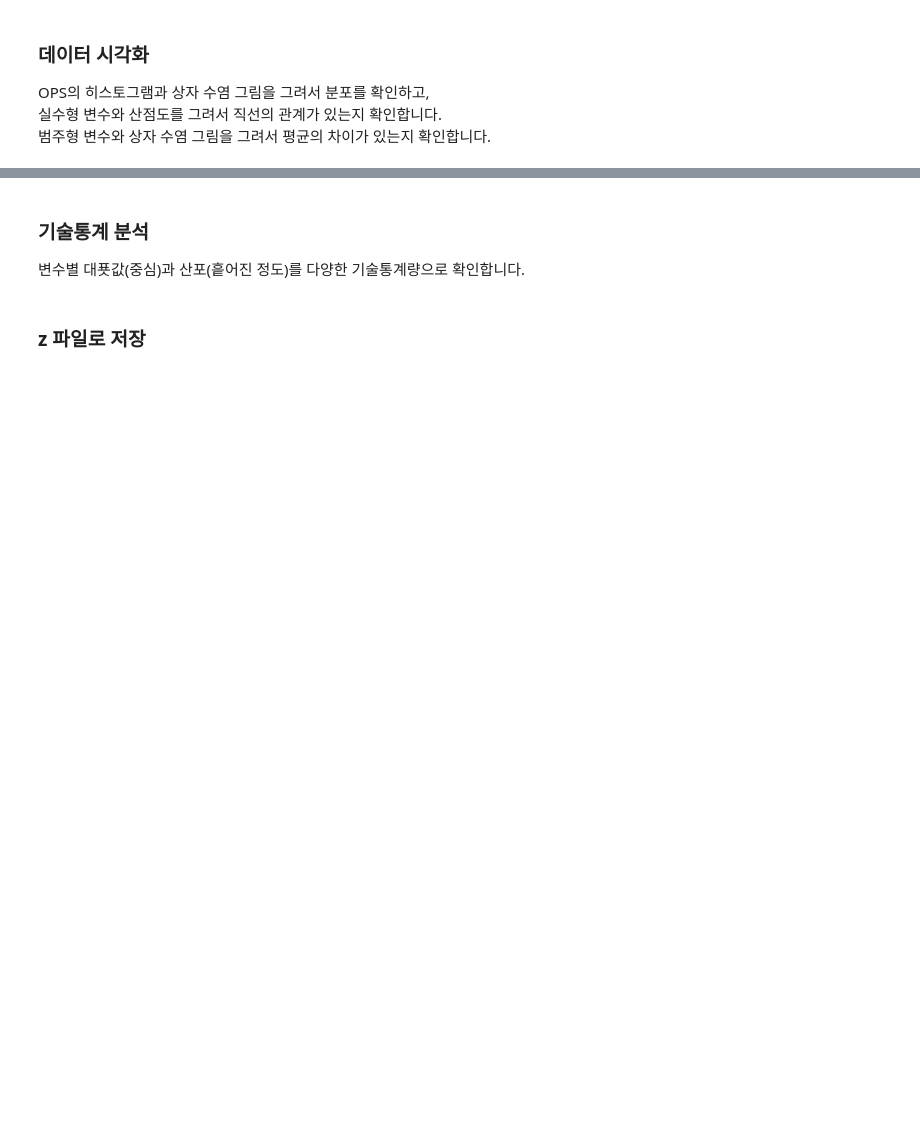
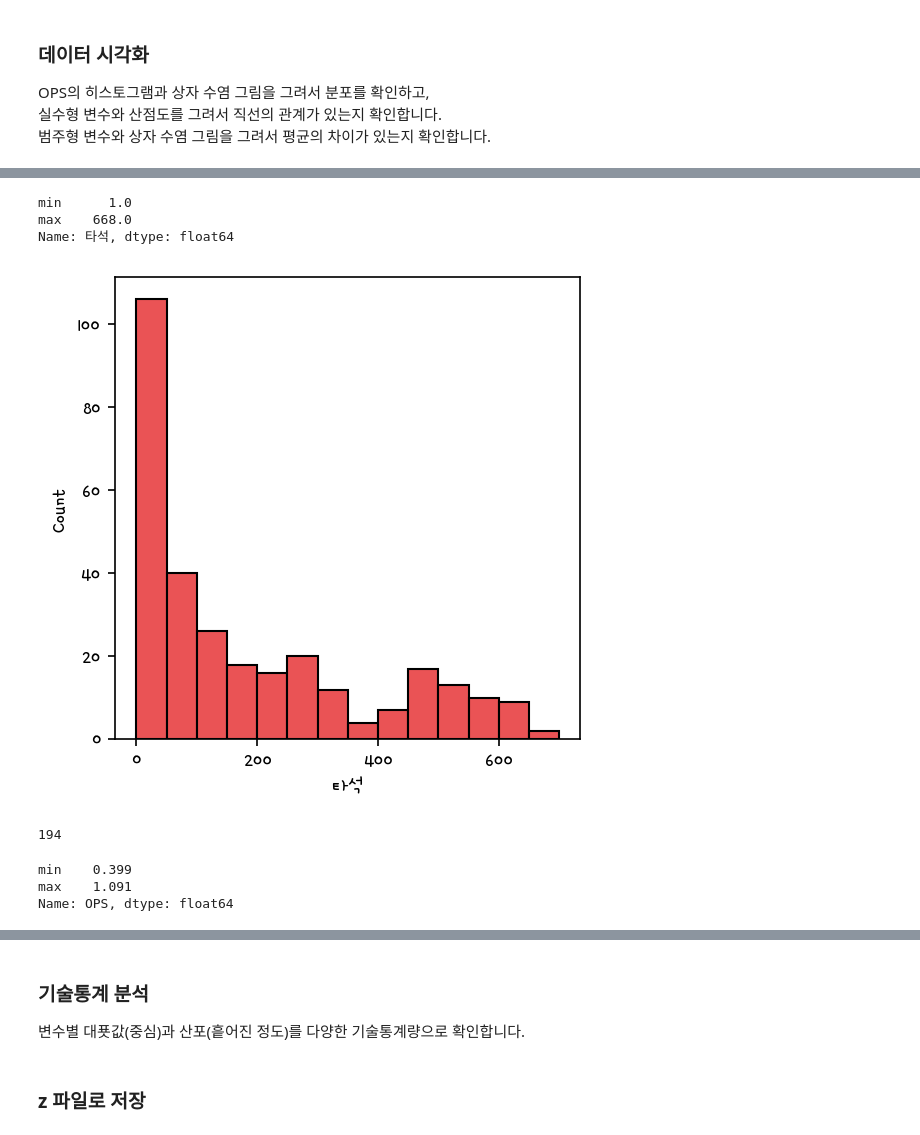
Before and after one commit to lch1711/PythonDataAnalysis2, a Jupyter notebook: exercise/Python Advanced Exercise Day 1.ipynb, the cells around one changed output, grey strips where cells are left out. Cells and saved outputs as stored; diff of their text form; code cells hidden in the pictures; blank space fills up the shorter version.

```diff
--- a/exercise/Python Advanced Exercise Day 1.ipynb
+++ b/exercise/Python Advanced Exercise Day 1.ipynb
@@ -51,14 +109,14 @@ kbo['BABIP'] =
 # %%
 # BABIP을 실수형으로 변환합니다.
 # [힌트] astype() 함수를 사용하세요.
-kbo['BABIP'] =
+kbo['BABIP'] = kbo['BABIP'].astype(float)
 # %%
 # '두산', '롯데', '삼성', 'SSG', 'KT'를 원소로 갖는 리스트 dream을 생성합니다.
-dream = []
+dream = ['두산', '롯데', '삼성', 'SSG', 'KT']
 # %%
 # 팀명이 dream의 원소이면 True, 아니면 False인 부울형 시리즈 locs를 생성합니다.
 # [힌트] isin() 함수를 사용하세요.
-locs =
+locs = kbo['팀명'].isin(values = dream)
 # %%
 # locs를 출력합니다.
 locs
@@ -70,7 +143,7 @@ locs.
 # locs가 True일 때 '드림', False일 때 '나눔'을 원소로 갖는 열을 생성합니다.
 # 새 열이름을 올스타로 지정하세요.
 # [힌트] np.where() 함수를 사용하세요.
-kbo['올스타'] =
+kbo['올스타'] = np.where(locs, '드림', '나눔')
 # %%
 # 올스타의 범주별 빈도수를 출력합니다.
 # [힌트] value_counts() 함수를 사용하세요.
@@ -96,13 +204,19 @@ sns.color_palette()
 # %%
 # 타석의 최솟값과 최댓값을 확인합니다.
 # [힌트] describe() 함수 실행 결과에서 최솟값과 최댓값을 인덱싱하세요.
-kbo['타석'].
+kbo['타석'].describe()[['min', 'max']]
+# %% [output]
+min      1.0
+max    668.0
+Name: 타석, dtype: float64
 # %%
 # 타석으로 히스토그램을 그립니다.
 # [힌트] sns.histplot() 함수를 사용하세요.
 # binwidth 매개변수에 막대 너비를 50으로 지정합니다.
 # binrange 매개변수를 막대 경계의 시작을 0, 끝을 700으로 지정합니다.
-sns.histplot();
+sns.histplot(data = kbo, x = '타석', binwidth = 50, binrange = (0, 700));
+# %% [output]
+[figure, added]
 # %%
 # kbo에서 타석이 50 이상인 행을 선택하고 kbo에 재할당합니다.
 # [힌트] ge() 함수를 사용하세요.
@@ -110,11 +224,17 @@ kbo =
 # %%
 # kbo의 행 개수를 출력합니다.
 # [힌트] shape 속성 결과에 0번 인덱스 원소를 선택하세요.
-kbo.
+kbo.shape[0]
+# %% [output]
+194
 # %%
 # OPS의 최솟값과 최댓값을 확인합니다.
 # [힌트] describe() 함수 실행 결과에서 최솟값과 최댓값을 인덱싱하세요.
-kbo['OPS'].
+kbo['OPS'].describe()[['min', 'max']]
+# %% [output]
+min    0.399
+max    1.091
+Name: OPS, dtype: float64
 # %%
 # OPS로 히스토그램을 그립니다.
 # [힌트] sns.histplot() 함수를 사용하세요.
```
Also changed, not shown: parts of 27 cells of this notebook, 2 other files.
